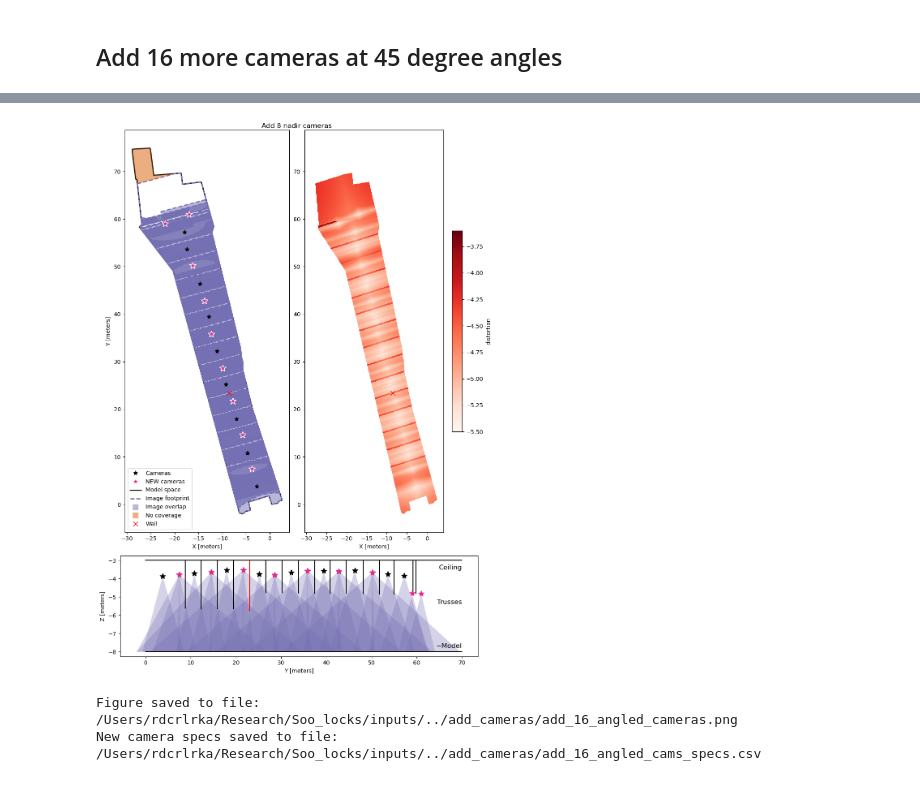
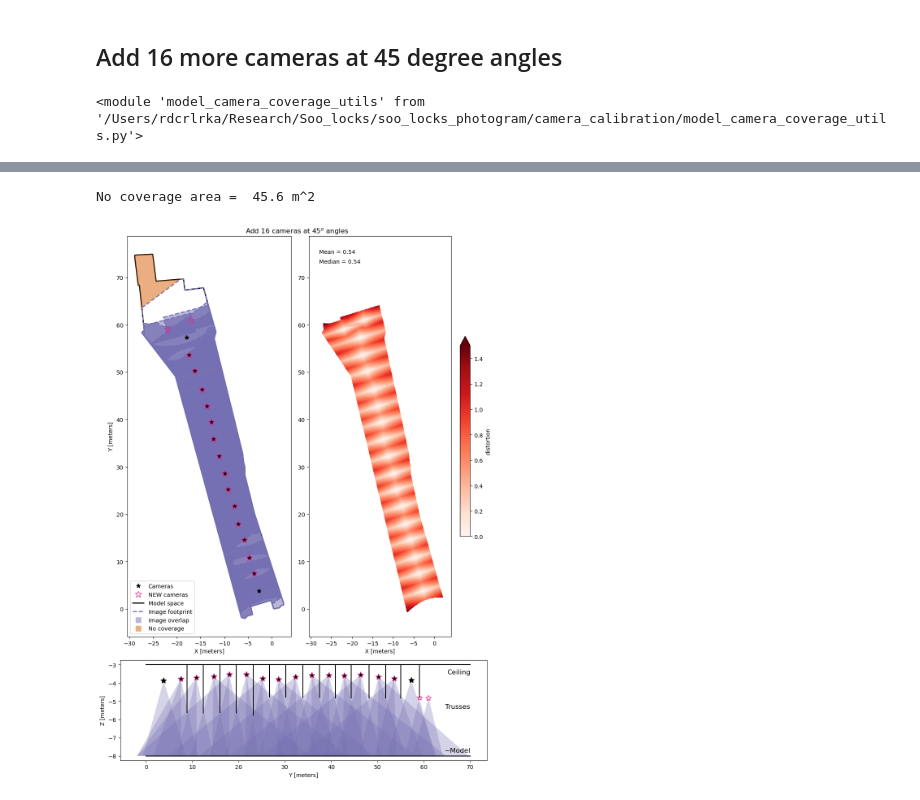
Before and after one commit to RaineyAbe/soo_locks_photogrammetry, a Jupyter notebook: camera_calibration/model_camera_coverage.ipynb, the cells around one changed output, grey strips where cells are left out. Cells and saved outputs as stored; diff of their text form; code cells hidden in the pictures.

```diff
--- a/camera_calibration/model_camera_coverage.ipynb
+++ b/camera_calibration/model_camera_coverage.ipynb
@@ -528,21 +30,21 @@ def save_specs_los(bounds_new, cams_new, out_file, fov_h=120, fov_v=65):
 ## Calculate current camera coverage
 # %%
 print('Creating polygon of model space')
-model_space_gdf = calculate_image_footprint(refdem_file)
+model_space_gdf = utils.calculate_image_footprint(refdem_file)
 
 print('Calculating image footprints')
 gdf_list = []
 for ortho_file in tqdm(ortho_files):
-    gdf = calculate_image_footprint(ortho_file)
+    gdf = utils.calculate_image_footprint(ortho_file)
     gdf_list += [gdf]
 bounds_df = pd.concat(gdf_list).reset_index(drop=True)
 bounds_gdf = gpd.GeoDataFrame(bounds_df, geometry=bounds_df['geometry'], crs=gdf.crs)
 
 print('Calculating overlap areas')
-overlap_gdf = calculate_image_overlap(bounds_gdf)
+overlap_gdf = utils.calculate_image_overlap(bounds_gdf)
 
 print('Calculating area with no coverage')
-no_coverage = calculate_no_coverage(model_space_gdf, bounds_gdf)
+no_coverage = utils.calculate_no_coverage(model_space_gdf, bounds_gdf)
 print('Done')
 # %% [output]
 Creating polygon of model space
@@ -978,34 +489,39 @@ Figure saved to file: /Users/rdcrlrka/Research/Soo_locks/inputs/../add_cameras/a
 New camera specs saved to file: /Users/rdcrlrka/Research/Soo_locks/inputs/../add_cameras/add_16_nadir_cams_specs.csv
 # %% [markdown]
 ## Add 16 more cameras at 45 degree angles
+# %%
+import importlib
+importlib.reload(utils)
+# %% [output]
+<module 'model_camera_coverage_utils' from '/Users/rdcrlrka/Research/Soo_locks/soo_locks_photogram/camera_calibration/model_camera_coverage_utils.py'>
 # %%
 new_coords = np.array([
     (-22, 59, rh.loc[rh['Label']=='North 1', 'Z-Value - 15cm'].values[0]),
     (-17, 61, rh.loc[rh['Label']=='North 2', 'Z-Value - 15cm'].values[0]),
     cams.loc[cams['channel']=='ch02', ['X', 'Y', 'Z']].values[0],
-    cams.loc[cams['channel']=='ch02', ['X', 'Y', 'Z']].values[0],
+    cams.loc[cams['channel']=='ch03', ['X', 'Y', 'Z']].values[0],
     cams.loc[cams['channel']=='ch04', ['X', 'Y', 'Z']].values[0],
-    cams.loc[cams['channel']=='ch04', ['X', 'Y', 'Z']].values[0],
+    cams.loc[cams['channel']=='ch05', ['X', 'Y', 'Z']].values[0],
     cams.loc[cams['channel']=='ch06', ['X', 'Y', 'Z']].values[0],
-    cams.loc[cams['channel']=='ch06', ['X', 'Y', 'Z']].values[0],
+    cams.loc[cams['channel']=='ch07', ['X', 'Y', 'Z']].values[0],
     cams.loc[cams['channel']=='ch08', ['X', 'Y', 'Z']].values[0],
-    cams.loc[cams['channel']=='ch08', ['X', 'Y', 'Z']].values[0],
+    cams.loc[cams['channel']=='ch09', ['X', 'Y', 'Z']].values[0],
     cams.loc[cams['channel']=='ch10', ['X', 'Y', 'Z']].values[0],
-    cams.loc[cams['channel']=='ch10', ['X', 'Y', 'Z']].values[0],
+    cams.loc[cams['channel']=='ch11', ['X', 'Y', 'Z']].values[0],
     cams.loc[cams['channel']=='ch12', ['X', 'Y', 'Z']].values[0],
-    cams.loc[cams['channel']=='ch12', ['X', 'Y', 'Z']].values[0],
+    cams.loc[cams['channel']=='ch13', ['X', 'Y', 'Z']].values[0],
     cams.loc[cams['channel']=='ch14', ['X', 'Y', 'Z']].values[0],
-    cams.loc[cams['channel']=='ch14', ['X', 'Y', 'Z']].values[0],
+    cams.loc[cams['channel']=='ch15', ['X', 'Y', 'Z']].values[0],
 ])
 
 new_rolls = np.concatenate([
     np.zeros(2),                            # northern-most cams
-    45* np.array([-1, 1, -1, 1, -1, 1, -1, 1, -1, 1, -1, 1, -1, 1])     # rest of the cams
+    45* np.array([1, 1, -1, 1, -1, 1, -1, 1, -1, 1, -1, 1, -1, 1])     # rest of the cams
 ])
 
 (cams_new, cams_new_full, bounds_new_gdf,
  bounds_new_full_gdf, overlap_new_gdf,
- no_coverage_new_full) = calculate_specs_from_new_coords(
+ no_coverage_new_full) = utils.calculate_specs_from_new_coords(
      new_coords = new_coords,
      new_rolls = new_rolls,
      cams = cams,
@@ -1017,7 +533,7 @@ new_rolls = np.concatenate([
  )
 
 # Calculate map of relative distortion
-distortion_map = create_distortion_map(
+distortion_map = utils.create_distortion_map(
     cams_gdf = cams_new_full,
     footprints_gdf = bounds_new_full_gdf,
     yaw_series = 15 * np.ones(len(cams_new_full)),
@@ -1037,34 +553,35 @@ ax = [
     fig.add_subplot(gs[1,:])
     ]
 # plot model coverage
-plot_model_coverage(ax[0], model_space_gdf, bounds_new_full_gdf, overlap_new_gdf, cams_new_full, no_coverage_new_full)
+utils.plot_model_coverage(ax[0], model_space_gdf, bounds_new_full_gdf, overlap_new_gdf, cams_new_full, no_coverage_new_full)
 
 # plot vertical view
-plot_vertical_view(ax[2], trusses_gdf, cams, cams_new = cams_new, bounds = bounds_gdf, bounds_new = bounds_new_gdf)
+utils.plot_vertical_view(ax[2], trusses_gdf, cams, cams_new = cams_new, bounds = bounds_gdf, bounds_new = bounds_new_gdf)
 
 # plot relative distortion
-distortion_map.plot(ax=ax[1], cmap='Reds', vmin=-5.5, vmax=-3.6, cbar_kwargs={'shrink': 0.5})
+# add the minimum value
+distortion_map += 5.297444280721465
+distortion_map.plot(ax=ax[1], cmap='Reds', vmin=0, vmax=1.5, cbar_kwargs={'shrink': 0.5})
+# print distortion stats
+ax[1].text(-28, 75, f"Mean = {np.round(distortion_map.mean().data, 2)}")
+ax[1].text(-28, 73, f"Median = {np.round(distortion_map.median().data, 2)}")
 ax[1].set_xlim(ax[0].get_xlim())
 ax[1].set_ylim(ax[0].get_ylim())
 ax[1].set_xlabel('X [meters]')
 ax[1].set_ylabel('')
 ax[1].set_title('')
-# plot the wall location
-xcoord, ycoord = get_coords_between_cams('ch06', 'ch07')
-for axis in ax[0:2]:
-    axis.plot(xcoord, ycoord, 'xr', markersize=8, linewidth=2, label='Wall')
 ax[0].legend(loc='lower left')
 
-fig.suptitle('Add 8 nadir cameras')
+fig.suptitle('Add 16 cameras at 45$^o$ angles')
 fig.tight_layout()
 plt.show()
 
-# Save figure
-fig_file = os.path.join(output_folder, 'add_16_angled_cameras.png')
-fig.savefig(fig_file, dpi=300, bbox_inches='tight')
-print('Figure saved to file:', fig_file)
+# # Save figure
+# fig_file = os.path.join(output_folder, 'add_16_angled_cameras.png')
+# fig.savefig(fig_file, dpi=300, bbox_inches='tight')
+# print('Figure saved to file:', fig_file)
 
-# Save new specs
-out_file = os.path.join(output_folder, 'add_16_angled_cams_specs.csv')
-save_specs_los(bounds_new_gdf, cams_new, out_file, fov_h=fov_h, fov_v=fov_v)
+# # Save new specs
+# out_file = os.path.join(output_folder, 'add_16_angled_cams_specs.csv')
+# utils.save_specs_los(bounds_new_gdf, cams_new=cams_new, cams=cams, out_file=out_file, fov_h=fov_h, fov_v=fov_v)
 # %% [output]
@@ -1072,3 +605,2 @@ No coverage area =  28.4 m^2
+No coverage area =  45.6 m^2
-[figure, old version]
+[figure, new version]
-Figure saved to file: /Users/rdcrlrka/Research/Soo_locks/inputs/../add_cameras/add_16_angled_cameras.png
-New camera specs saved to file: /Users/rdcrlrka/Research/Soo_locks/inputs/../add_cameras/add_16_angled_cams_specs.csv
```
Also changed, not shown: parts of 10 cells of this notebook, 1 other file.
